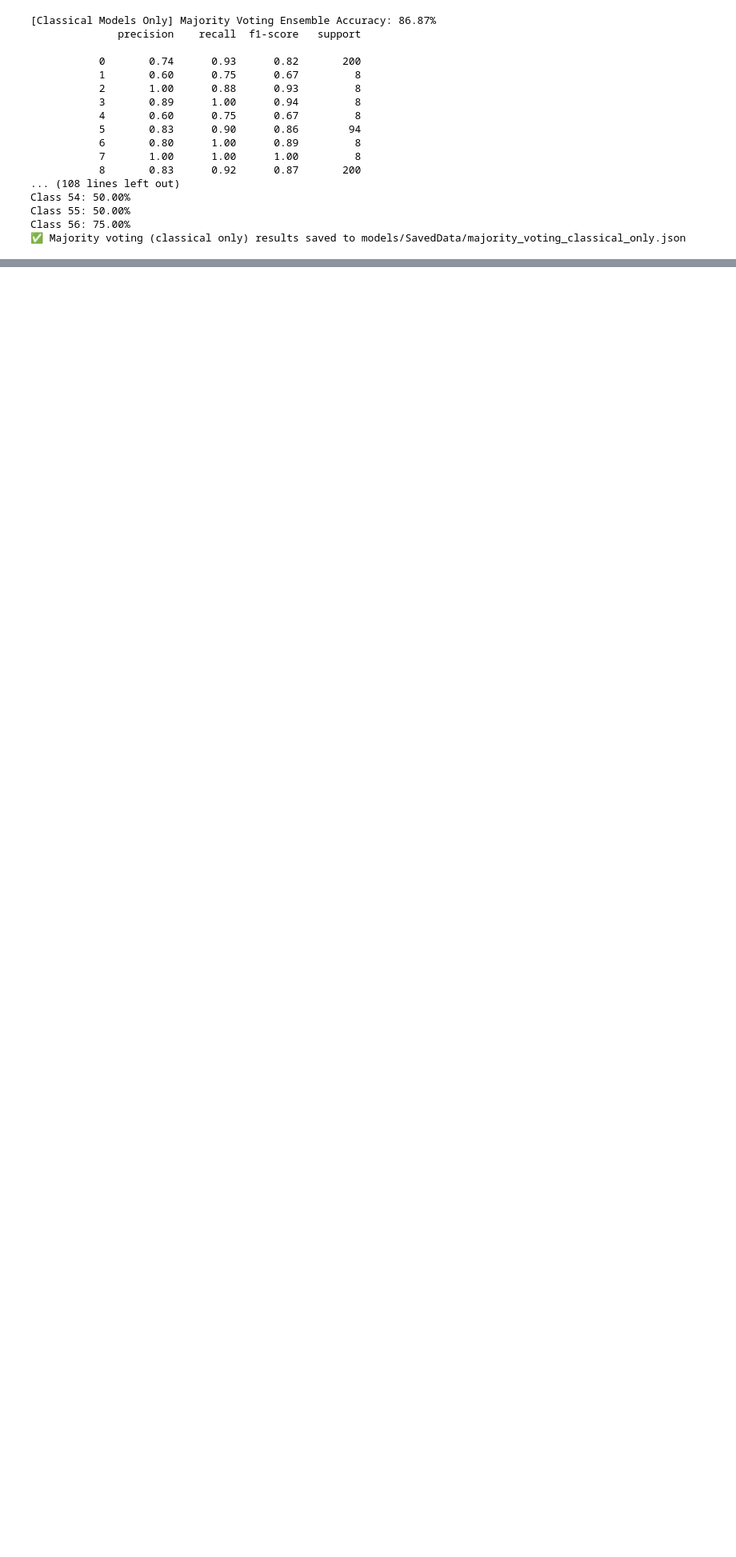
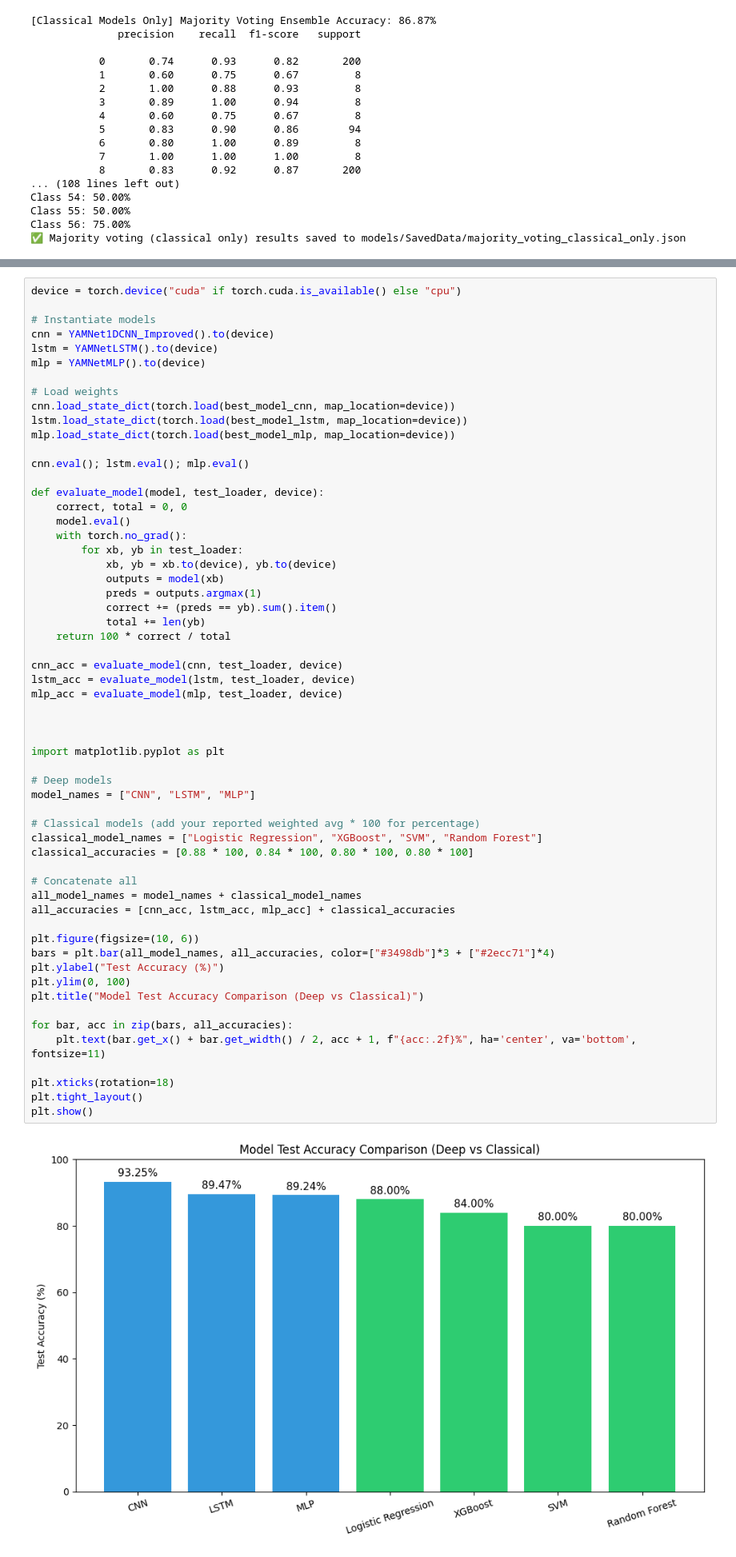
Before and after one commit to nasrrx/YAMNet-CNN-Audio-Classification-ESC50, a Jupyter notebook: FinalEvalutation.ipynb, the cells around one changed output, grey strips where cells are left out. Shown at 80% size. Drawn from its saved outputs; the diff is of its cells as text; blank space fills up the shorter version.

```diff
--- a/FinalEvalutation.ipynb
+++ b/FinalEvalutation.ipynb
@@ -1078,3 +1131,63 @@ plt.suptitle("Masked Mean Embedding (Frames 0–10) for All Classes", y=1.02, fo
 plt.show()
 # %% [output]
 [figure]
+# %%
+device = torch.device("cuda" if torch.cuda.is_available() else "cpu")
+
+# Instantiate models
+cnn = YAMNet1DCNN_Improved().to(device)
+lstm = YAMNetLSTM().to(device)
+mlp = YAMNetMLP().to(device)
+
+# Load weights
+cnn.load_state_dict(torch.load(best_model_cnn, map_location=device))
+lstm.load_state_dict(torch.load(best_model_lstm, map_location=device))
+mlp.load_state_dict(torch.load(best_model_mlp, map_location=device))
+
+cnn.eval(); lstm.eval(); mlp.eval()
+
+def evaluate_model(model, test_loader, device):
+    correct, total = 0, 0
+    model.eval()
+    with torch.no_grad():
+        for xb, yb in test_loader:
+            xb, yb = xb.to(device), yb.to(device)
+            outputs = model(xb)
+            preds = outputs.argmax(1)
+            correct += (preds == yb).sum().item()
+            total += len(yb)
+    return 100 * correct / total
+
+cnn_acc = evaluate_model(cnn, test_loader, device)
+lstm_acc = evaluate_model(lstm, test_loader, device)
+mlp_acc = evaluate_model(mlp, test_loader, device)
+
+
+
+import matplotlib.pyplot as plt
+
+# Deep models
+model_names = ["CNN", "LSTM", "MLP"]
+
+# Classical models (add your reported weighted avg * 100 for percentage)
+classical_model_names = ["Logistic Regression", "XGBoost", "SVM", "Random Forest"]
+classical_accuracies = [0.88 * 100, 0.84 * 100, 0.80 * 100, 0.80 * 100]
+
+# Concatenate all
+all_model_names = model_names + classical_model_names
+all_accuracies = [cnn_acc, lstm_acc, mlp_acc] + classical_accuracies
+
+plt.figure(figsize=(10, 6))
+bars = plt.bar(all_model_names, all_accuracies, color=["#3498db"]*3 + ["#2ecc71"]*4)
+plt.ylabel("Test Accuracy (%)")
+plt.ylim(0, 100)
+plt.title("Model Test Accuracy Comparison (Deep vs Classical)")
+
+for bar, acc in zip(bars, all_accuracies):
+    plt.text(bar.get_x() + bar.get_width() / 2, acc + 1, f"{acc:.2f}%", ha='center', va='bottom', fontsize=11)
+
+plt.xticks(rotation=18)
+plt.tight_layout()
+plt.show()
+# %% [output]
+[figure, added]
```
Also changed, not shown: parts of 3 cells of this notebook, 49 other files.
